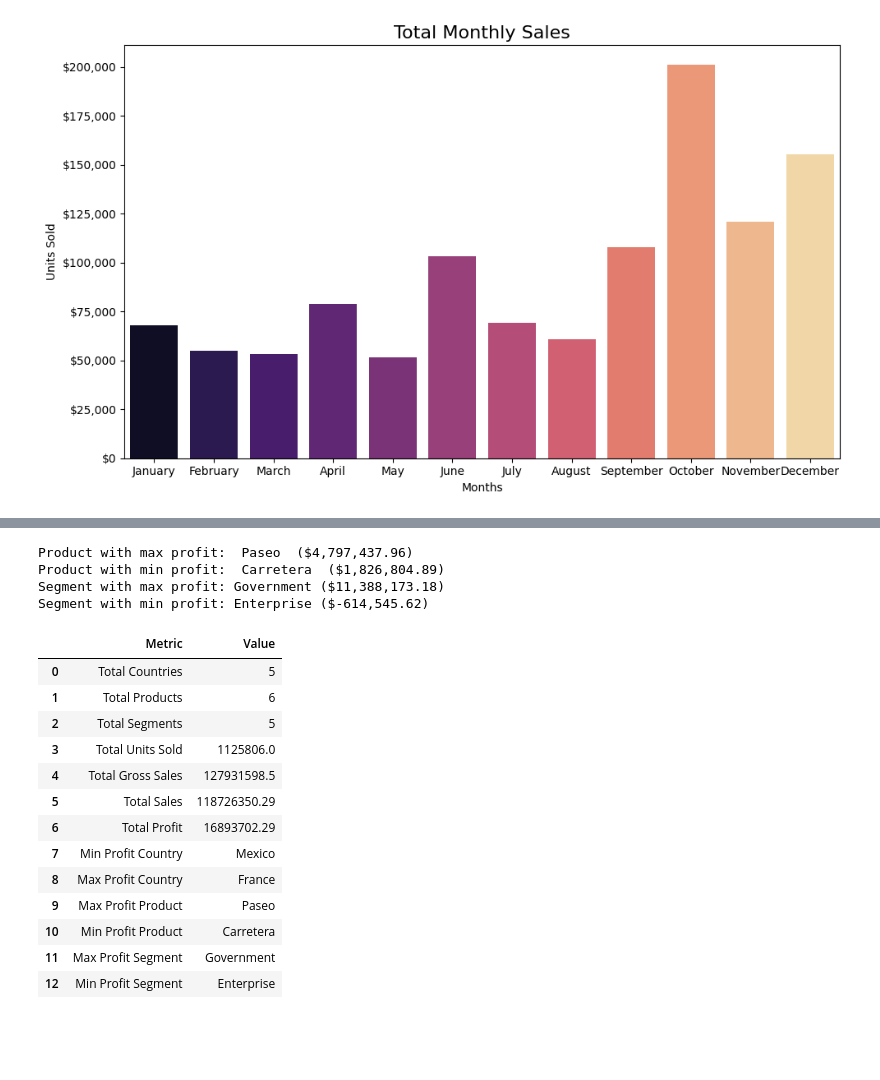
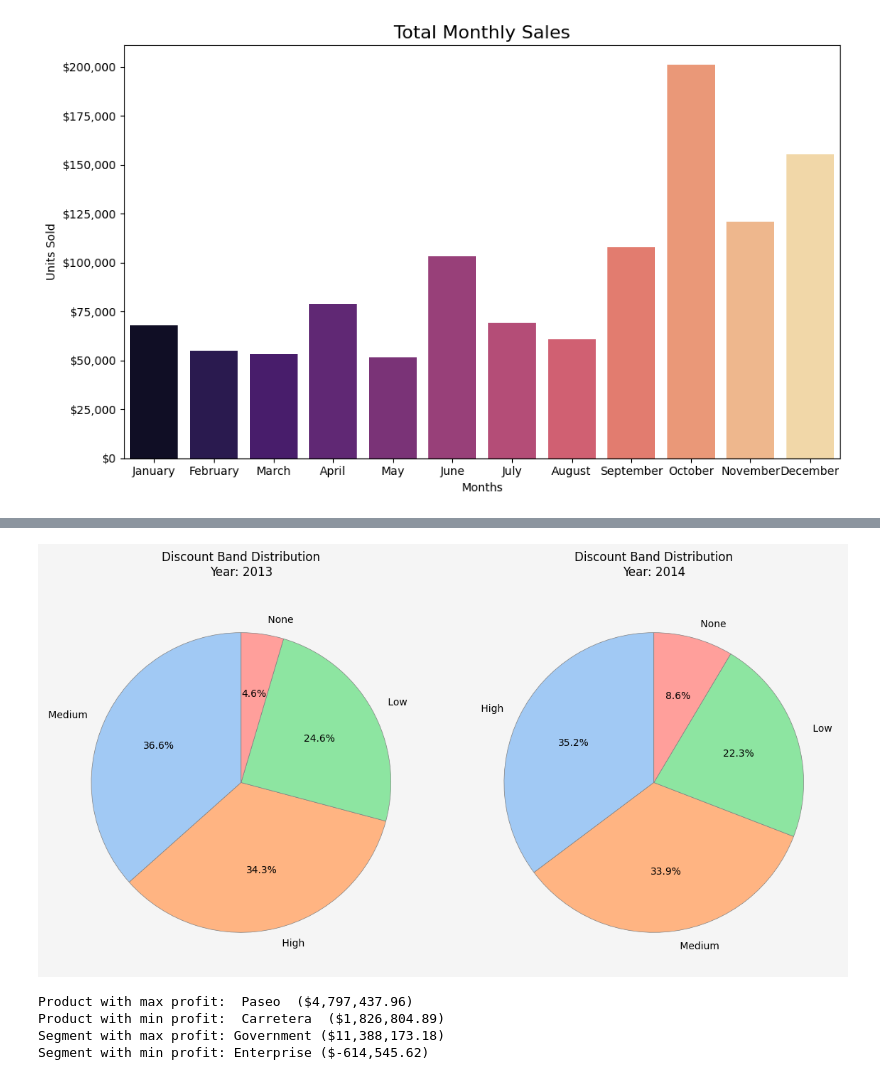
Before and after one commit to Lhecks/financial_analysts, a Jupyter notebook: main.ipynb, the cells around one changed output, grey strips where cells are left out. Cells and saved outputs as stored; diff of their text form; code cells hidden in the pictures; blank space fills up the shorter version.

```diff
--- a/main.ipynb
+++ b/main.ipynb
@@ -875,0 +968,34 @@ fig.show()
+# %%
+
+# Preparing the data for each year
+years_unique = df['Year'].unique()
+fig, axes = plt.subplots(1, len(years_unique), figsize=(12, 6))
+
+# Set a light gray background for the figure
+fig.patch.set_facecolor('#F5F5F5')  # Outer background (optional)
+
+for idx, yr in enumerate(sorted(years_unique)):
+    band_counts = df[df['Year'] == yr]['Discount_Band'].value_counts()
+
+    # Plot the pie chart
+    axes[idx].pie(
+        band_counts,
+        labels=band_counts.index,
+        autopct='%1.1f%%',
+        startangle=90,
+        colors=sns.color_palette("pastel")[0:len(band_counts)],
+        wedgeprops={'edgecolor': 'gray', 'linewidth': 0.5}  # Add subtle borders
+    )
+
+    # Set subplot title and gray background
+    axes[idx].set_title(f'Discount Band Distribution\nYear: {yr}', pad=20)
+    axes[idx].set_facecolor('#E5E5E5')  # Light gray background for the chart area
+
+    # Improve label readability (optional)
+    for text in axes[idx].texts:
+        text.set_color('black')  # Ensure text is black
+
+plt.tight_layout()
+plt.show()
+# %% [output]
+[figure, added]
@@ -898,7 +1077,7 @@ Product with min profit:  Carretera  ($1,826,804.89)
 Segment with max profit: Government ($11,388,173.18)
 Segment with min profit: Enterprise ($-614,545.62)
 # %%
-# Summarize key metrics into a single DataFrame for export
+# Create a summary DataFrame with key metrics (counts, totals, and min/max values) for export or reporting
 
 summary_data = {
     'Metric': [
@@ -920,10 +1099,10 @@ summary_data = {
         df['Country'].nunique(),
         df['Product'].nunique(),
         df['Segment'].nunique(),
-        df['Units_Sold'].sum(),
-        df['Gross_Sales'].sum(),
-        df['Sales'].sum(),
-        df['Profit'].sum(),
+        int(df['Units_Sold'].sum()),
+        f"${df['Gross_Sales'].sum():,.2f}",
+        f"${df['Sales'].sum():,.2f}",
+        f"${df['Profit'].sum():,.2f}",
         min_profit_country,
         max_profit_country,
         max_profit_product,
@@ -935,18 +1114,3 @@ summary_data = {
 
 df_summary = pd.DataFrame(summary_data)
 df_summary
-# %% [output]
-|  | Metric | Value |
-| 0 | Total Countries | 5 |
-| 1 | Total Products | 6 |
-| 2 | Total Segments | 5 |
-| 3 | Total Units Sold | 1125806.0 |
-| 4 | Total Gross Sales | 127931598.5 |
-| 5 | Total Sales | 118726350.29 |
-| 6 | Total Profit | 16893702.29 |
-| 7 | Min Profit Country | Mexico |
-| 8 | Max Profit Country | France |
-| 9 | Max Profit Product | Paseo |
-| 10 | Min Profit Product | Carretera |
-| 11 | Max Profit Segment | Government |
-| 12 | Min Profit Segment | Enterprise |
```
Also changed, not shown: parts of 11 cells of this notebook, 1 other file.
